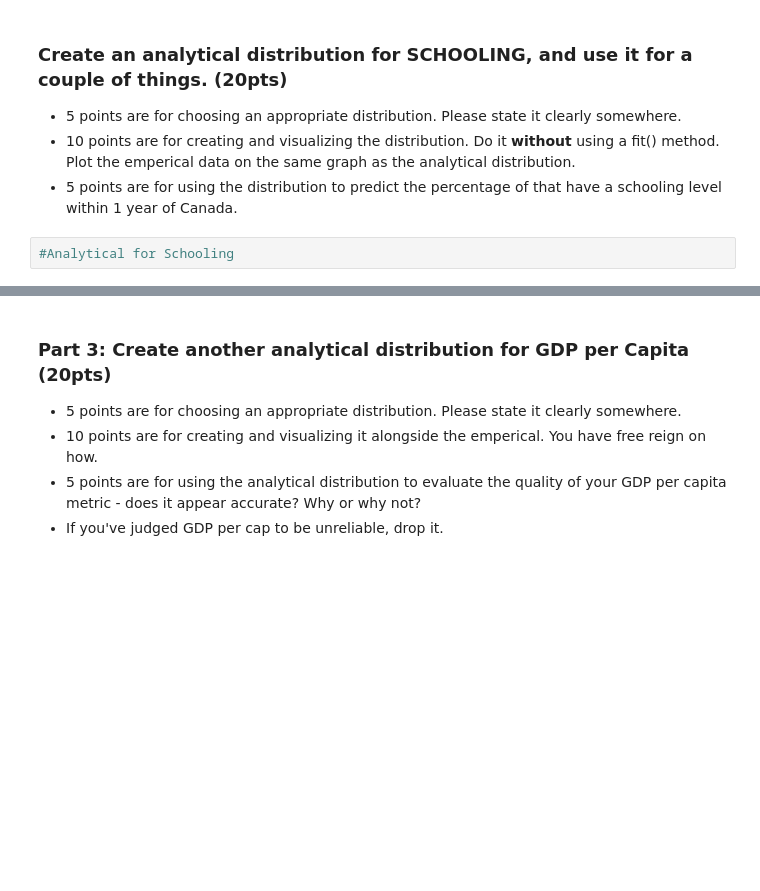
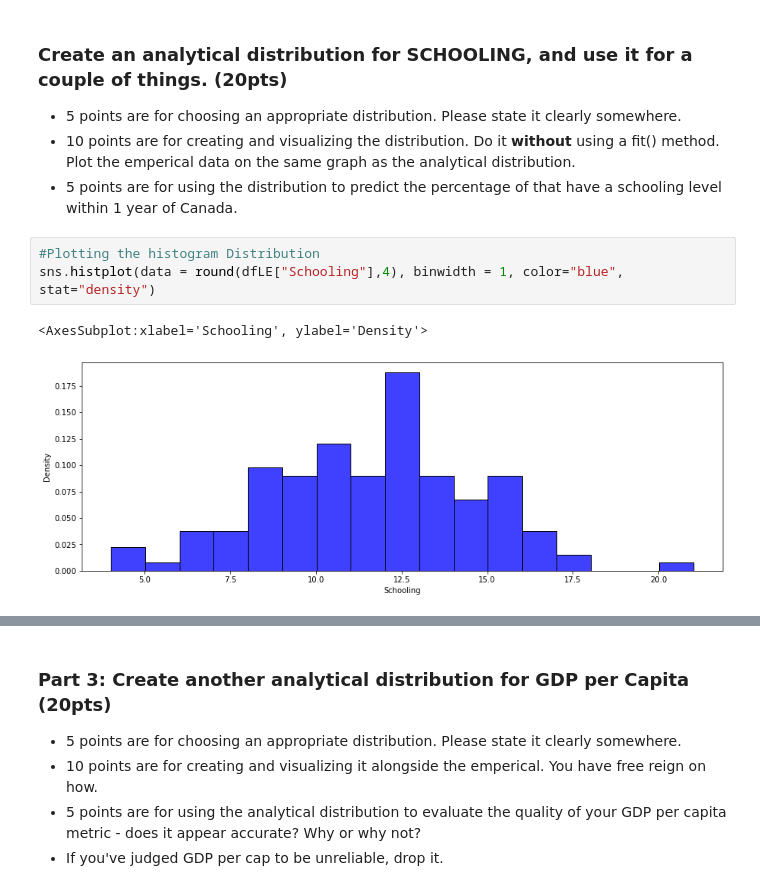
Before and after one commit to Isaacjimoh/BSIP_Assignment_2_Students, a Jupyter notebook: stats_asn_2_start.ipynb, the cells around one changed output, grey strips where cells are left out. Cells and saved outputs as stored; diff of their text form; blank space fills up the shorter version.

```diff
--- a/stats_asn_2_start.ipynb
+++ b/stats_asn_2_start.ipynb
@@ -59,5 +104,9 @@ Print each distribution is some type of visualization, also print the cumulative
 <li>10 points are for creating and visualizing the distribution. Do it <b>without</b> using a fit() method. Plot the emperical data on the same graph as the analytical distribution.
 <li>5 points are for using the distribution to predict the percentage of that have a schooling level within 1 year of Canada.
 </ul>
-# %%
-#Analytical for Schooling
+# %%
+#Plotting the histogram Distribution
+sns.histplot(data = round(dfLE["Schooling"],4), binwidth = 1, color="blue", stat="density")
+# %% [output]
+<AxesSubplot:xlabel='Schooling', ylabel='Density'>
+[figure, added]
```
Also changed, not shown: parts of 36 cells of this notebook.
